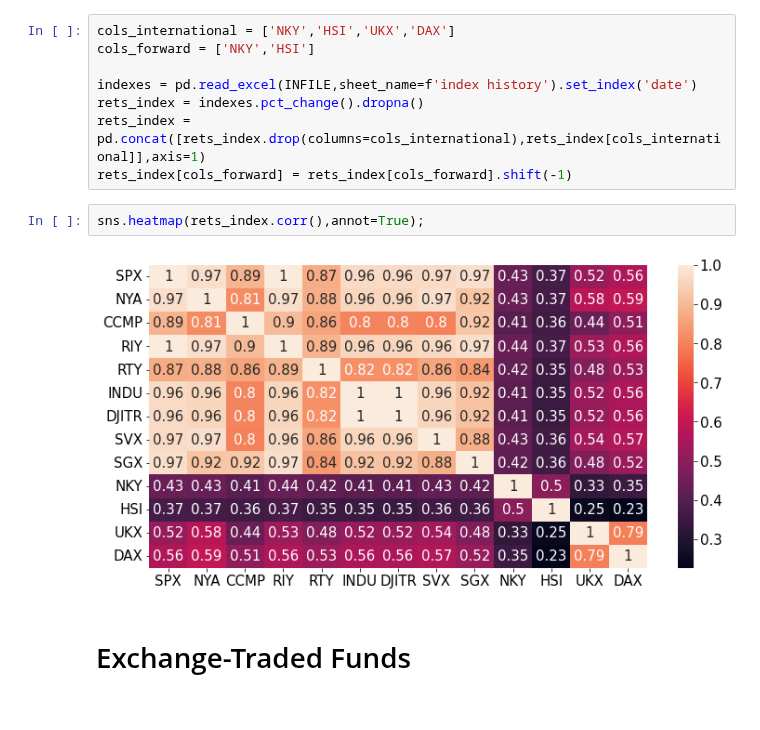
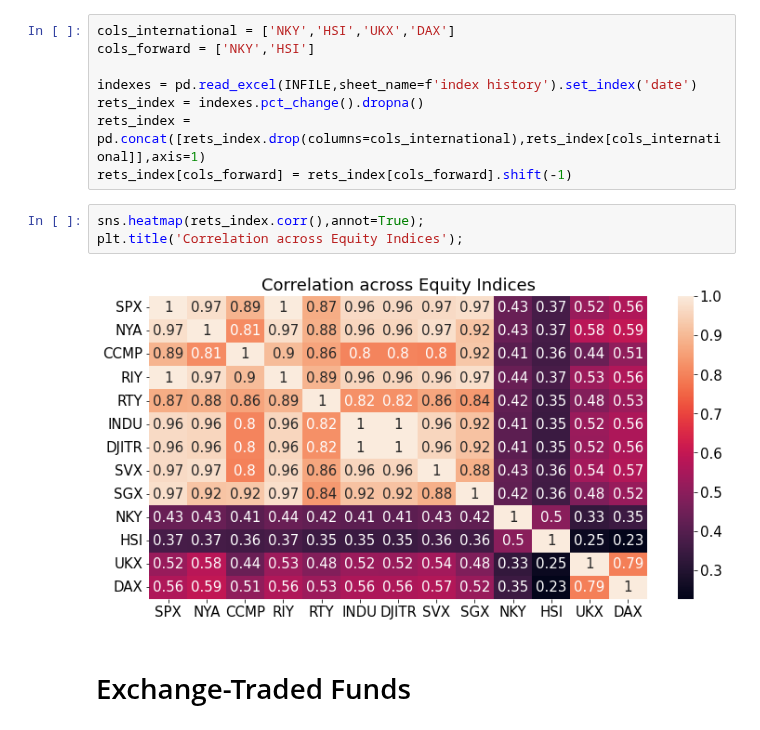
Before and after one commit to MarkHendricks/drw-markets, a Jupyter notebook: notebooks/B.3. Equity Indexes and ETFs.ipynb, the cells around one changed output. Drawn from its saved outputs; the diff is of its cells as text.

```diff
--- a/notebooks/B.3. Equity Indexes and ETFs.ipynb
+++ b/notebooks/B.3. Equity Indexes and ETFs.ipynb
@@ -431,8 +477,9 @@ rets_index = pd.concat([rets_index.drop(columns=cols_international),rets_index[c
 rets_index[cols_forward] = rets_index[cols_forward].shift(-1)
 # %%
 sns.heatmap(rets_index.corr(),annot=True);
+plt.title('Correlation across Equity Indices');
 # %% [output]
-[figure, old version]
+[figure, new version]
 # %% [markdown]
 # Exchange-Traded Funds
 # %% [markdown]
```
Also changed, not shown: parts of 21 cells of this notebook, 8 other files.
